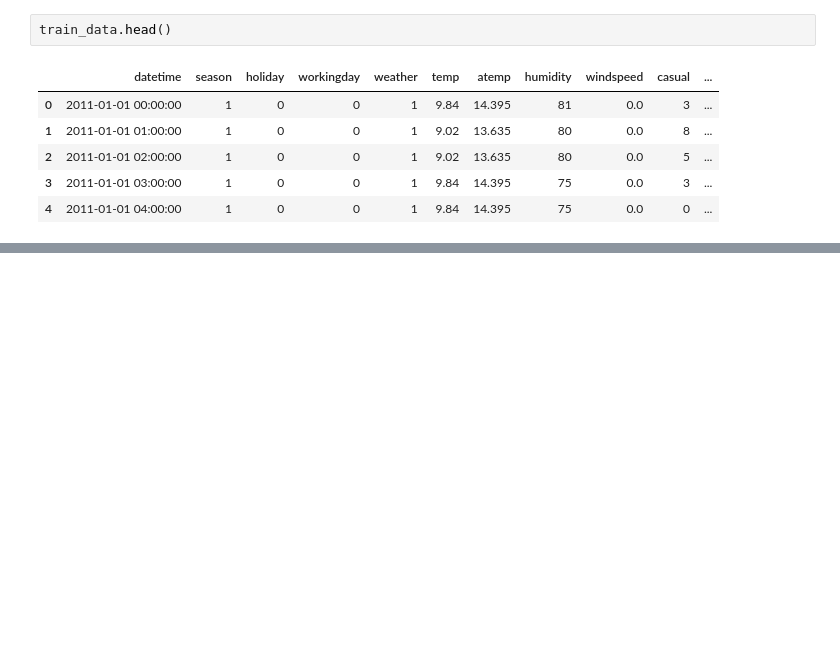
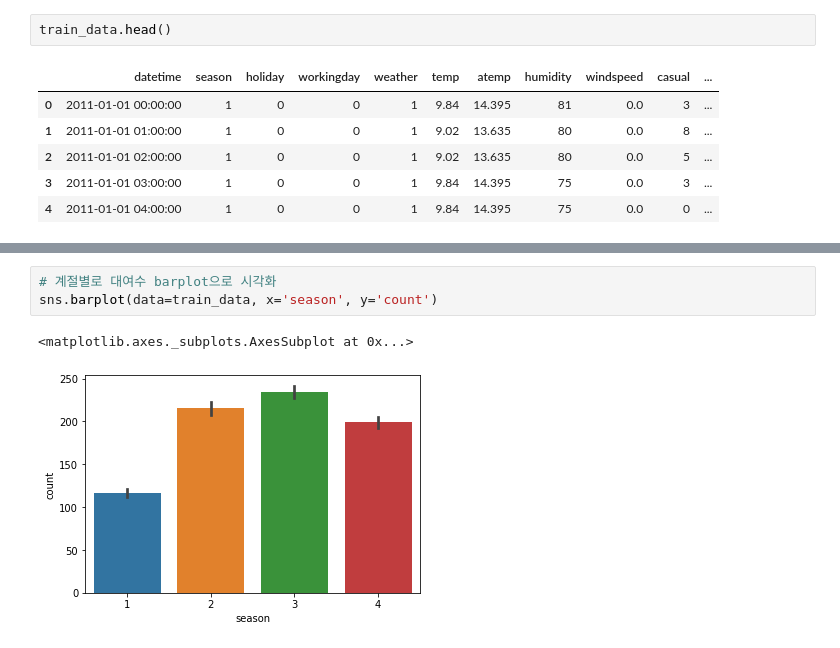
Before and after one commit to DSSon/-Encore-Machine_Learning, a Jupyter notebook: 7조_Machine_Learning_From_Hell_(MLFH).ipynb, the cells around one changed output, grey strips where cells are left out. Drawn from its saved outputs; the diff is of its cells as text; blank space fills up the shorter version.

```diff
--- a/7조_Machine_Learning_From_Hell_(MLFH).ipynb
+++ b/7조_Machine_Learning_From_Hell_(MLFH).ipynb
@@ -70,0 +150,6 @@ array([[<matplotlib.axes._subplots.AxesSubplot object at 0x...>,
+# %%
+# 계절별로 대여수 barplot으로 시각화
+sns.barplot(data=train_data, x='season', y='count')
+# %% [output]
+<matplotlib.axes._subplots.AxesSubplot at 0x...>
+[figure, added]
```
Also changed, not shown: parts of 32 cells of this notebook.
